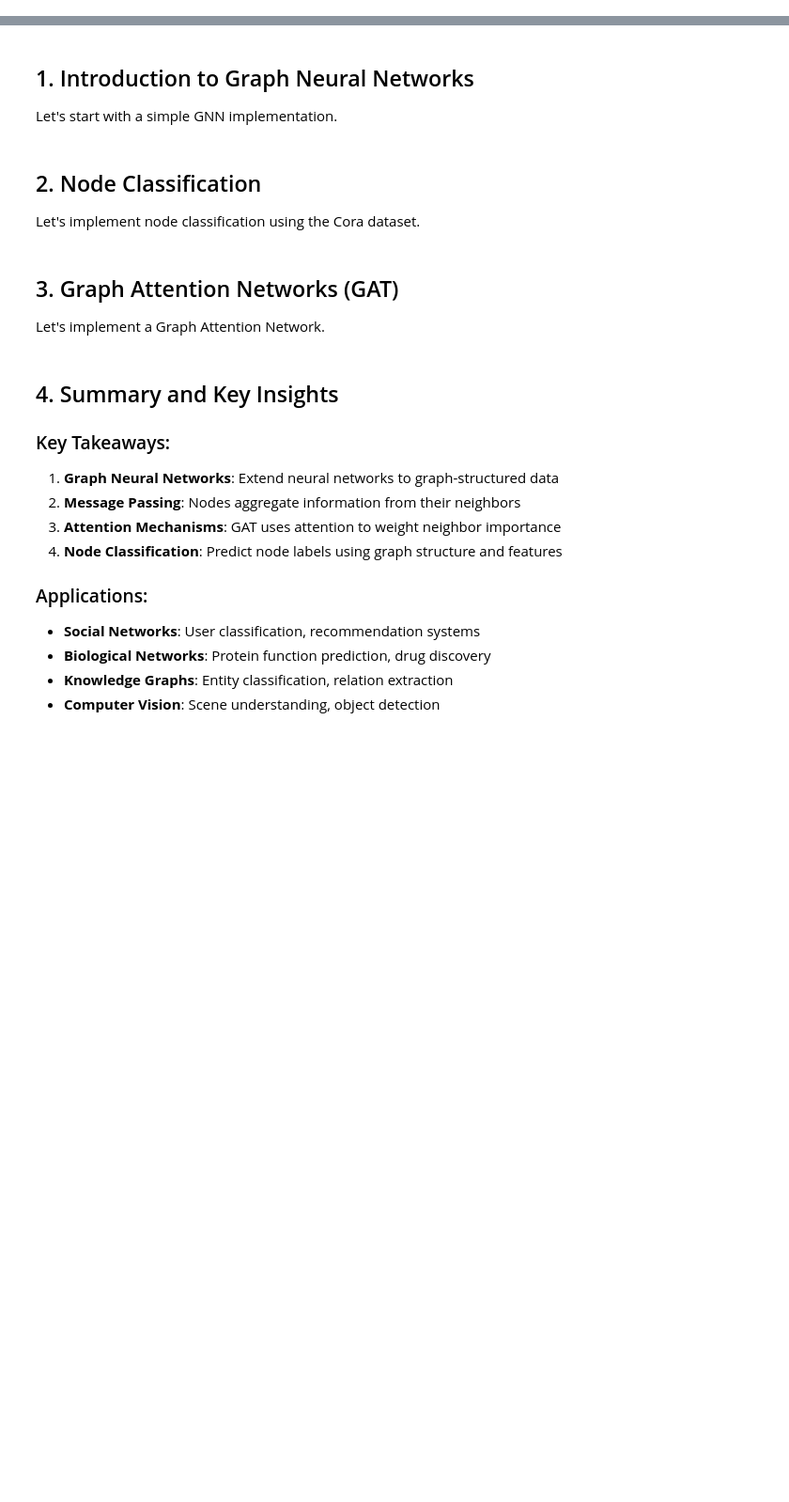
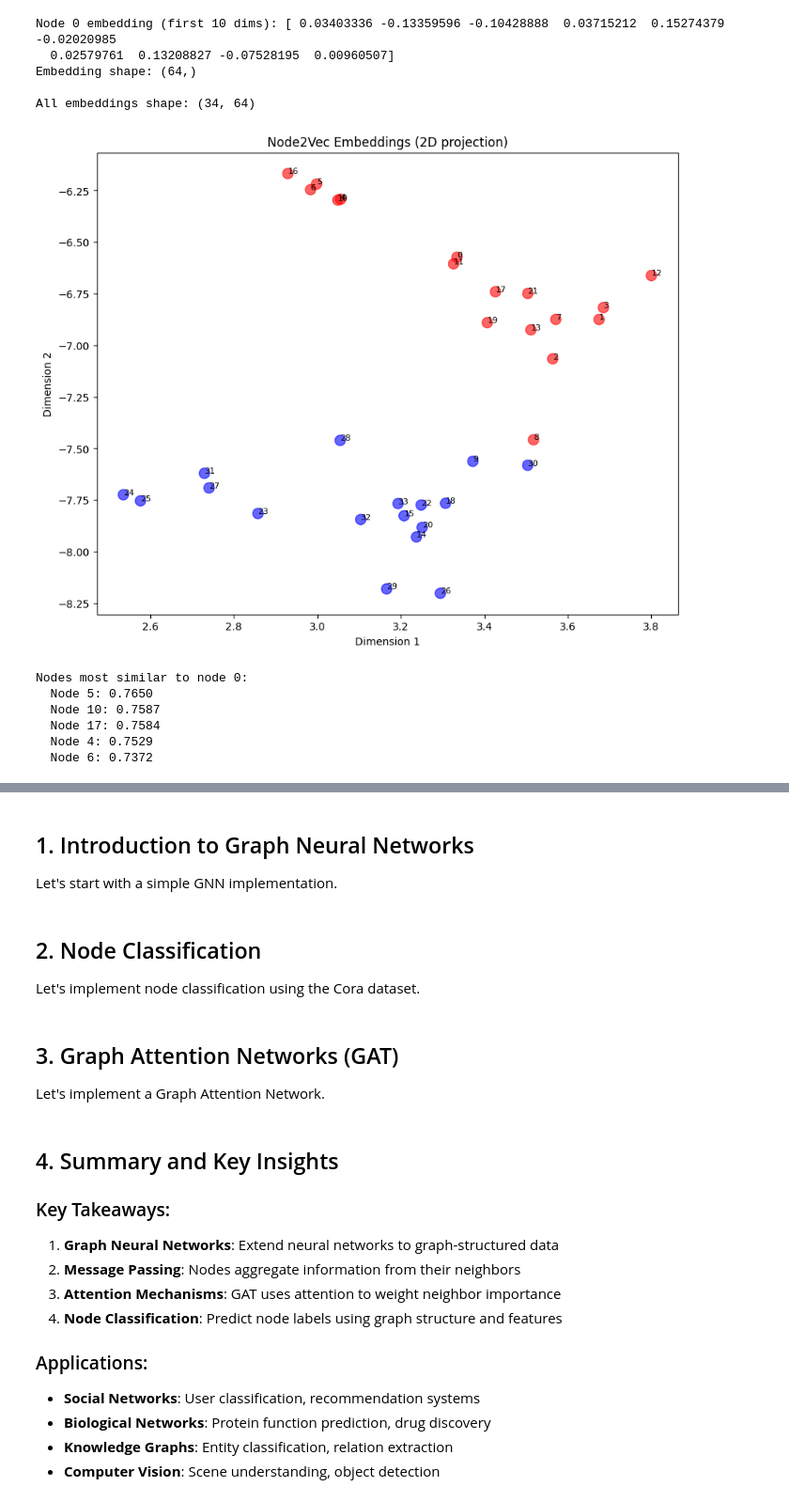
Before and after one commit to harunpirim/graph-data-science-course, a Jupyter notebook: notebooks/08-graph-machine-learning.ipynb, the cells around one changed output, grey strips where cells are left out. Shown: that part at 94% size. Cells and saved outputs as stored; diff of their text form; code cells hidden in the pictures; blank space fills up the shorter version.

```diff
--- a/notebooks/08-graph-machine-learning.ipynb
+++ b/notebooks/08-graph-machine-learning.ipynb
@@ -10,0 +103,67 @@ This notebook demonstrates Graph Machine Learning techniques using PyTorch Geome
+# %%
+!pip install node2vec
+from node2vec import Node2Vec
+import networkx as nx
+import numpy as np
+from sklearn.manifold import TSNE
+import matplotlib.pyplot as plt
+
+# Create a sample graph
+G = nx.karate_club_graph()
+
+# === NODE2VEC EMBEDDING ===
+# Initialize Node2Vec
+node2vec = Node2Vec(
+    G,
+    dimensions=64,      # Embedding dimension
+    walk_length=30,     # Length of random walk
+    num_walks=200,      # Number of walks per node
+    p=1,                # Return parameter (BFS vs DFS)
+    q=1,                # In-out parameter
+    workers=4
+)
+
+# Learn embeddings
+model = node2vec.fit(window=10, min_count=1, batch_words=4)
+
+# Get embedding for a specific node
+node_embedding = model.wv[str(0)]  # Embedding for node 0
+print(f"Node 0 embedding (first 10 dims): {node_embedding[:10]}")
+print(f"Embedding shape: {node_embedding.shape}")
+
+# Get embeddings for all nodes
+embeddings = np.array([model.wv[str(i)] for i in G.nodes()])
+print(f"\nAll embeddings shape: {embeddings.shape}")
+
+# === VISUALIZE EMBEDDINGS ===
+# Reduce to 2D using t-SNE
+tsne = TSNE(n_components=2, random_state=42)
+embeddings_2d = tsne.fit_transform(embeddings)
+
+# Get ground truth labels (club membership)
+labels = [G.nodes[i]['club'] for i in G.nodes()]
+colors = ['red' if label == 'Mr. Hi' else 'blue' for label in labels]
+
+# Plot
+plt.figure(figsize=(10, 8))
+plt.scatter(embeddings_2d[:, 0], embeddings_2d[:, 1],
+            c=colors, s=100, alpha=0.6)
+for i, node in enumerate(G.nodes()):
+    plt.annotate(str(node),
+                (embeddings_2d[i, 0], embeddings_2d[i, 1]),
+                fontsize=8)
+plt.title('Node2Vec Embeddings (2D projection)')
+plt.xlabel('Dimension 1')
+plt.ylabel('Dimension 2')
+plt.show()
+
+# === FIND SIMILAR NODES ===
+def find_similar_nodes(model, node, top_k=5):
+    """Find most similar nodes to a given node"""
+    similar = model.wv.most_similar(str(node), topn=top_k)
+    print(f"\nNodes most similar to node {node}:")
+    for similar_node, similarity in similar:
+        print(f"  Node {similar_node}: {similarity:.4f}")
+
+find_similar_nodes(model, 0, top_k=5)
+# %% [output]
@@ -10,0 +179,12 @@ This notebook demonstrates Graph Machine Learning techniques using PyTorch Geome
+Node 0 embedding (first 10 dims): [ 0.03403336 -0.13359596 -0.10428888  0.03715212  0.15274379 -0.02020985
+  0.02579761  0.13208827 -0.07528195  0.00960507]
+Embedding shape: (64,)
+
+All embeddings shape: (34, 64)
+[figure, added]
+Nodes most similar to node 0:
+  Node 5: 0.7650
+  Node 10: 0.7587
+  Node 17: 0.7584
+  Node 4: 0.7529
+  Node 6: 0.7372
```
Also changed, not shown: parts of 6 cells of this notebook.
